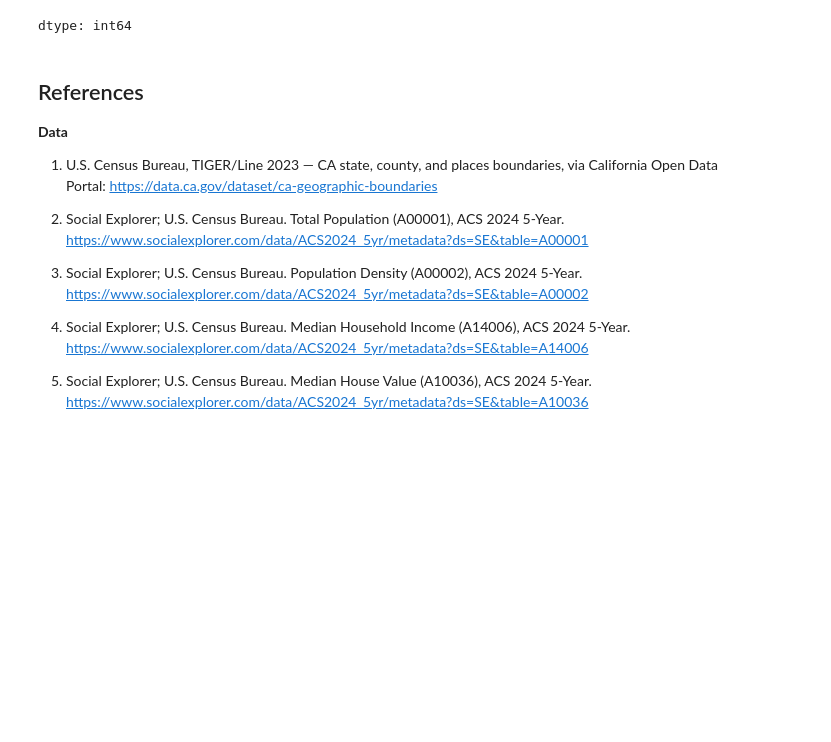
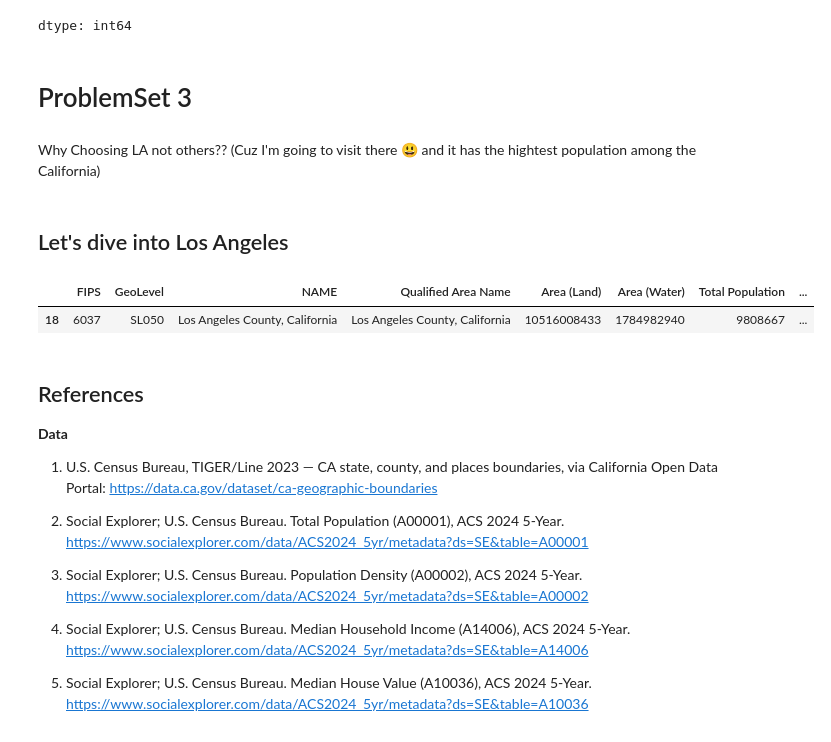
Before and after one commit to HowardChen0211/gisPy, a Jupyter notebook: ProblemSets_map.ipynb, the cells around one changed output. Cells and saved outputs as stored; diff of their text form; code cells hidden in the pictures; blank space fills up the shorter version.

```diff
--- a/ProblemSets_map.ipynb
+++ b/ProblemSets_map.ipynb
@@ -1135,6 +1146,18 @@ cities_high.groupby("COUNTY")["GEOID"].nunique().sort_values(ascending=False)
 | Imperial | 7 |
 | Kings | 5 |
 dtype: int64
+# %% [markdown]
+# ProblemSet 3
+# %% [markdown]
+Why Choosing LA not others?? (Cuz I'm going to visit there 😃 and it has the hightest population among the California)
+# %% [markdown]
+## Let's dive into Los Angeles
+# %%
+pop_LA = pop[pop["NAME"] == "Los Angeles County, California"]
+pop_LA.head()
+# %% [output]
+|  | FIPS | GeoLevel | NAME | Qualified Area Name | Area (Land) | Area (Water) | Total Population | ... |
+| 18 | 6037 | SL050 | Los Angeles County, California | Los Angeles County, California | 10516008433 | 1784982940 | 9808667 | ... |
 # %% [markdown]
 ## References
 
```
Also changed, not shown: parts of 2 cells of this notebook.
